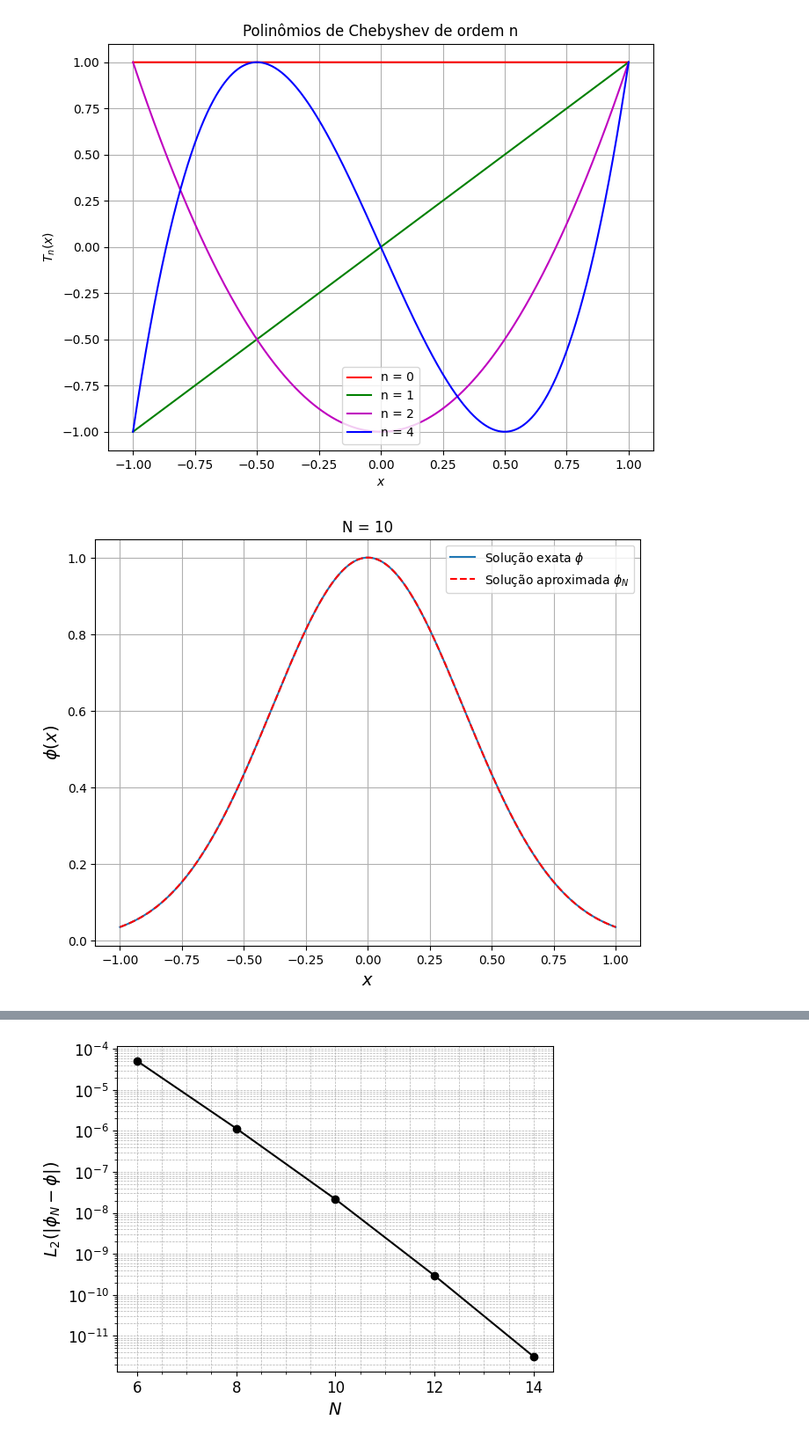
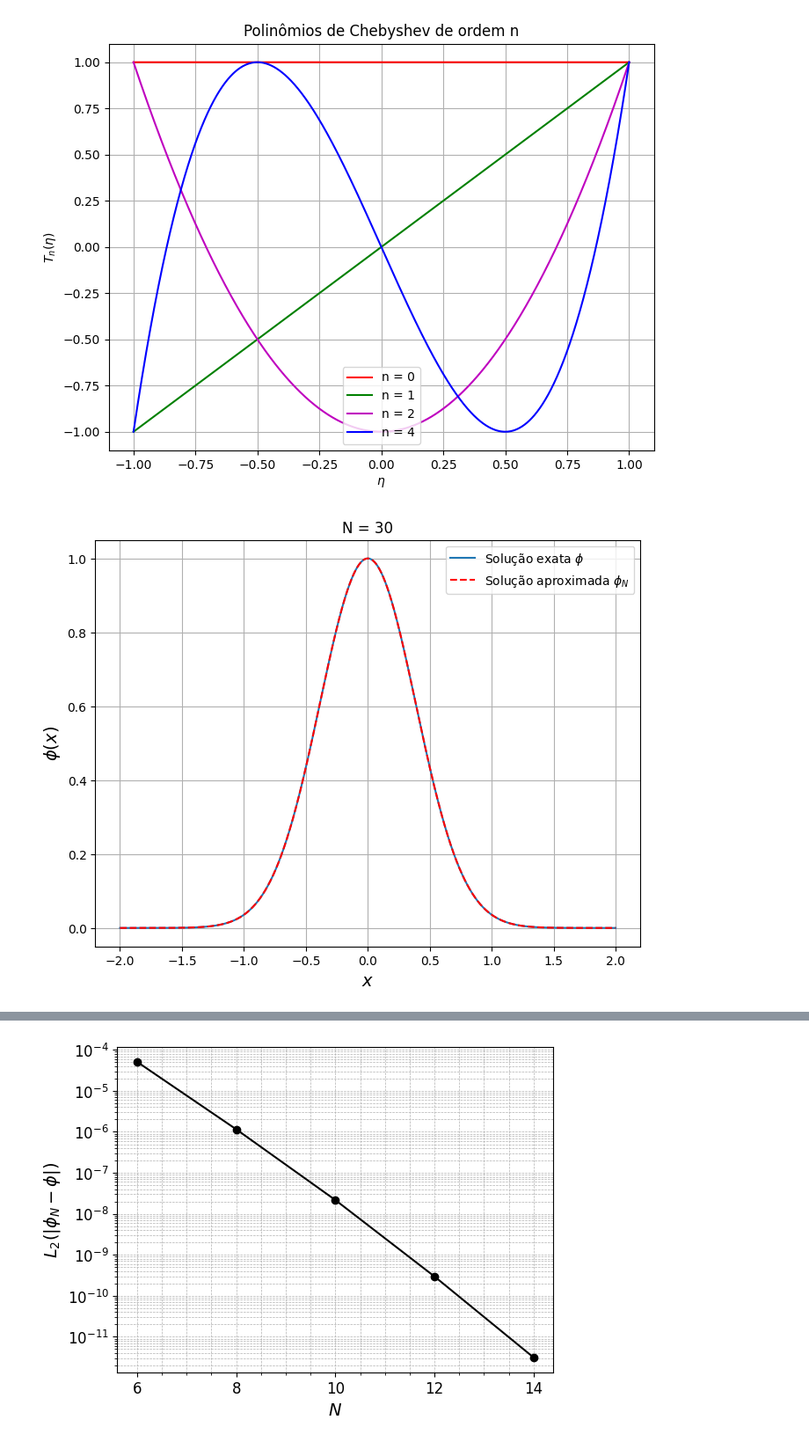
Before and after one commit to phmouras/Minicurso_Calculo_Numerico, a Jupyter notebook: aula4.ipynb, the cells around one changed output, grey strips where cells are left out. Shown at 88% size. Saved outputs shown, nothing was run; the diff lists cells and outputs as text; code cells hidden in the pictures.

```diff
--- a/aula4.ipynb
+++ b/aula4.ipynb
@@ -49,10 +41,10 @@ plt.plot(colplot, Tplot[0,:],'r', label = 'n = 0')
 plt.plot(colplot, Tplot[1,:],'g', label = 'n = 1')
 plt.plot(colplot, Tplot[2,:],'m', label = 'n = 2')
 plt.plot(colplot, Tplot[3,:],'b', label = 'n = 4')
-plt.xlabel('$x$')
-plt.ylabel('$T_n(x)$')
+plt.xlabel('$\eta$')
+plt.ylabel('$T_n(\eta)$')
 plt.legend(loc = 'lower center')
 plt.title('Polinômios de Chebyshev de ordem n')
 plt.grid()
 # %% [output]
-[figure, old version]
+[figure, new version]
@@ -74,27 +114,31 @@ phi = np.dot(a0, psi)      # exact solution in t=0
 # %%
+
+xplot = np.linspace(-2,2,M)
+
+colplot = np.tanh(xplot/L0)
 
 psiplot = Tplot[0:N+1,:]
 
-f_plot0 = np.exp(-((colplot)**2)/(u)**2)
+f_plot0 = np.exp(-((xplot)**2)/(u)**2)
 
 phiplot = np.dot(a0, psiplot)
 
 erro = abs(phiplot - f_plot0)
 
 
 fig = plt.figure(figsize = (8, 6))
 
-plt.plot(colplot, f_plot0, label = 'Solução exata $\phi$')
-plt.plot(colplot, phiplot,'--r', label = 'Solução aproximada $\phi_N$')
+plt.plot(xplot, f_plot0, label = 'Solução exata $\phi$')
+plt.plot(xplot, phiplot,'--r', label = 'Solução aproximada $\phi_N$')
 plt.xlabel('$x$', fontsize = 14)
 plt.ylabel('$\phi(x)$', fontsize = 14)
 plt.tick_params(axis='x', labelsize=10)
 plt.tick_params(axis='y', labelsize=10)
 plt.legend()
 plt.title(f'N = {N}')
 plt.grid()
 # %% [output]
-[figure, old version]
+[figure, new version]
 # %%
 fig = plt.figure(figsize = (8, 6))
 
```
Also changed, not shown: parts of 4 cells of this notebook.
